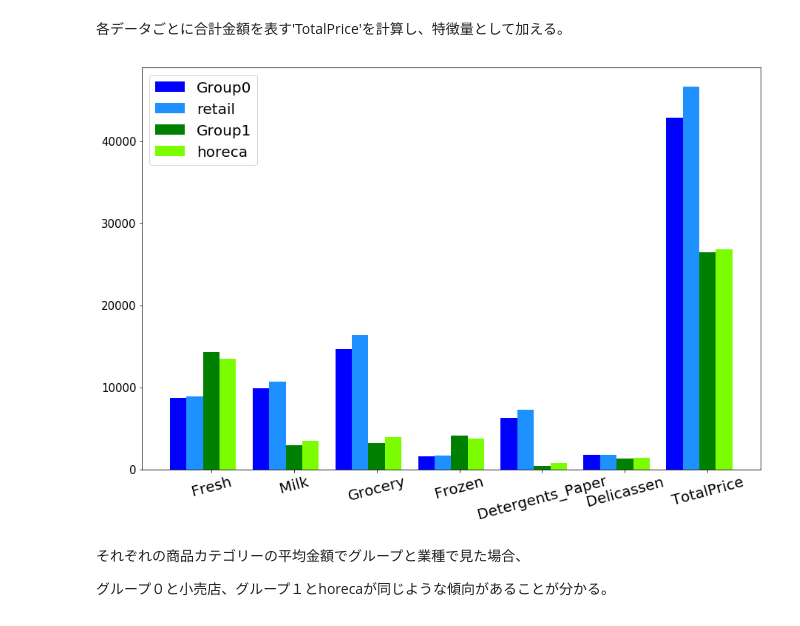
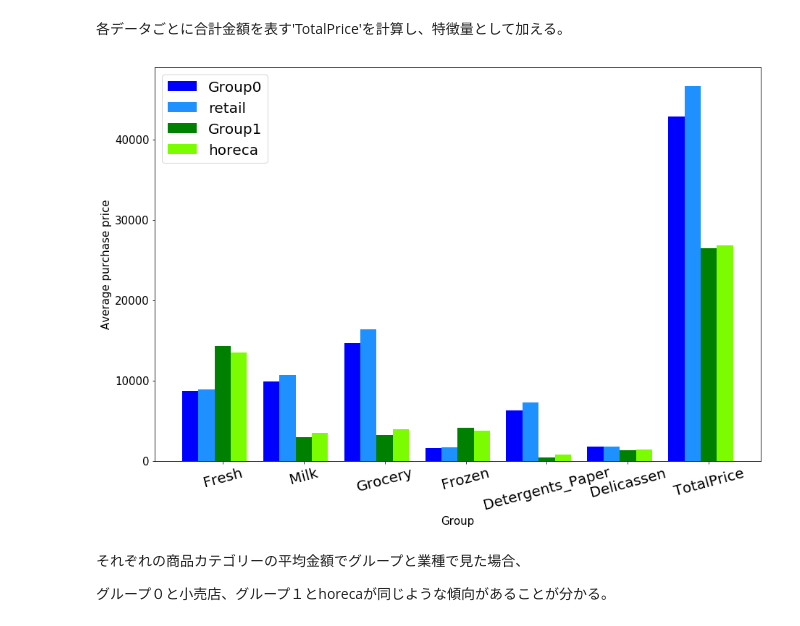
Before and after one commit to drkii/diveintocode-term1, a Jupyter notebook: sprint6/sprint6.ipynb, the cells around one changed output. Cells and saved outputs as stored; diff of their text form; code cells hidden in the pictures.

```diff
--- a/sprint6/sprint6.ipynb
+++ b/sprint6/sprint6.ipynb
@@ -465,28 +469,30 @@ df_retail = df_retail.loc['mean','Fresh':]
 # %%
 # plt.figure(figsize=(20,20))
 
 plt.figure(figsize=(15,10))
 
 X1=[0,1.5,3.0,4.5,6.0,7.5,9.0]
 width = [0.3,0.3,0.3,0.3,0.3,0.3,0.3]
 X2 = list(np.array(X1)+np.array(width))
 X3 = list(np.array(X2)+np.array(width))
 X4 = list(np.array(X3)+np.array(width))
 
 plt.bar(X1, df_group0, color='b', width=0.3, label='Group0')
 plt.bar(X2,df_retail, color='dodgerblue', width=0.3, label='retail')
 plt.bar(X3,df_group1, color='g', width=0.3, label='Group1')
 plt.bar(X4,df_horeca, color='lawngreen', width=0.3, label='horeca')
 
 # 凡例
 plt.legend(loc=2, fontsize=20)
 
 # X軸の目盛りを置換
 plt.xticks(list(np.array(X1)+np.array(width)*2), list(data_original.columns[2:]), fontsize = 20, rotation=15)
 plt.yticks(fontsize = 15)
+plt.xlabel("Group", fontsize=15)
+plt.ylabel("Average purchase price", fontsize=15)
 plt.show()
 # %% [output]
-[figure, old version]
+[figure, new version]
 # %% [markdown]
 それぞれの商品カテゴリーの平均金額でグループと業種で見た場合、
 
```
Also changed, not shown: parts of 5 cells of this notebook.
